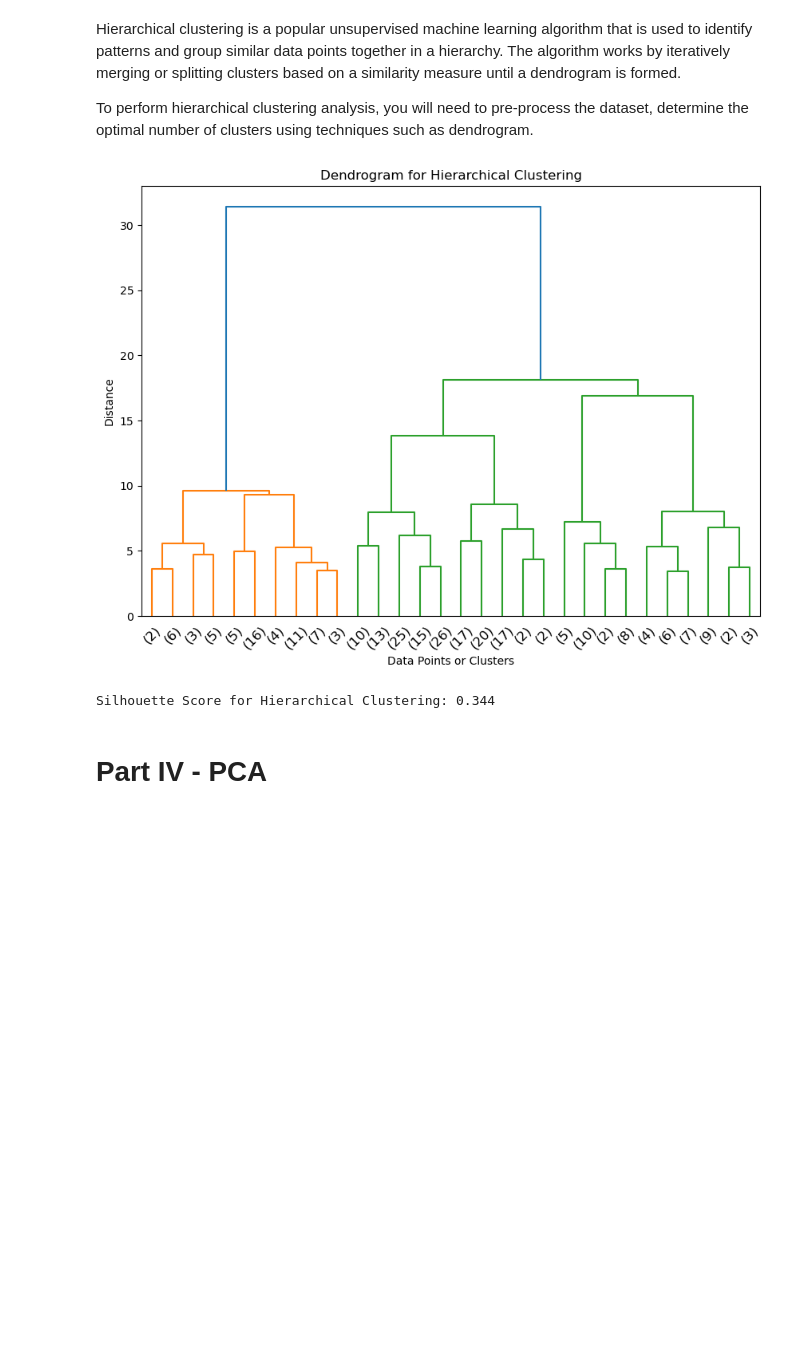
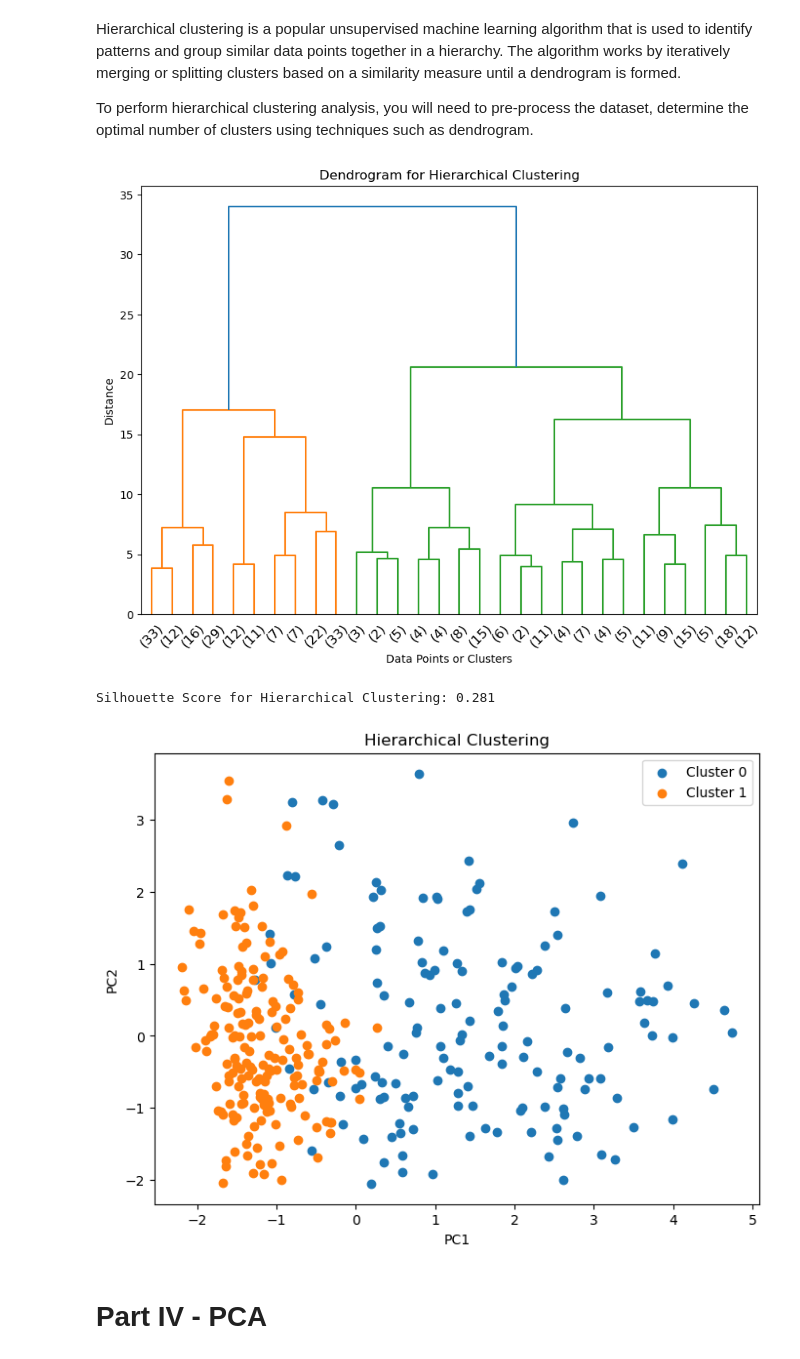
Before and after one commit to t0si/ml-project-unsupervised-learning, a Jupyter notebook: Unsupervised Learning - Project.ipynb, the cells around one changed output. Drawn from its saved outputs; the diff is of its cells as text; code cells hidden in the pictures; blank space fills up the shorter version.

```diff
--- a/Unsupervised Learning - Project.ipynb
+++ b/Unsupervised Learning - Project.ipynb
@@ -255,7 +251,7 @@ Hierarchical clustering is a popular unsupervised machine learning algorithm tha
 To perform hierarchical clustering analysis, you will need to pre-process the dataset, determine the optimal number of clusters using techniques such as dendrogram.
 # %%
 # Hierarchical clustering
-linkage_matrix = linkage(X_train_scaled, method='ward')
+linkage_matrix = linkage(data_scaled, method='ward')
 
 plt.figure(figsize=(10, 7))
 dendrogram(linkage_matrix, truncate_mode='lastp', p=30, leaf_rotation=45, leaf_font_size=12)
@@ -264,21 +260,35 @@ plt.xlabel('Data Points or Clusters')
 plt.ylabel('Distance')
 plt.show()
 # %% [output]
-[figure, old version]
+[figure, new version]
 # %%
 # Apply Agglomerative Clustering
 n_clusters = 2
 hierarchical_clustering = AgglomerativeClustering(n_clusters=n_clusters, linkage='ward')
-hierarchical_labels = hierarchical_clustering.fit_predict(X_train_scaled)
+hierarchical_labels = hierarchical_clustering.fit_predict(data_scaled)
 
 # Add cluster labels to the scaled training data
-X_train_scaled_with_hierarchical = pd.DataFrame(X_train_scaled, columns=X_train.columns)
-X_train_scaled_with_hierarchical['Cluster'] = hierarchical_labels
+data_scaled_with_hierarchical = pd.DataFrame(data_scaled, columns=data.columns)
+data_scaled_with_hierarchical['Cluster'] = hierarchical_labels
 # %%
-silhouette_avg_hierarchical = silhouette_score(X_train_scaled, hierarchical_labels)
+silhouette_avg_hierarchical = silhouette_score(data_scaled, hierarchical_labels)
 print(f"Silhouette Score for Hierarchical Clustering: {silhouette_avg_hierarchical:.3f}")
 # %% [output]
-Silhouette Score for Hierarchical Clustering: 0.344
+Silhouette Score for Hierarchical Clustering: 0.281
+# %%
+# Visualizing Hierarchical Clustering
+plt.figure(figsize=(8, 6))
+for cluster in range(n_clusters):
+    cluster_data = data_pca[hierarchical_labels == cluster]
+    plt.scatter(cluster_data[:, 0], cluster_data[:, 1], label=f'Cluster {cluster}')
+
+plt.title('Hierarchical Clustering')
+plt.xlabel('PC1')
+plt.ylabel('PC2')
+plt.legend()
+plt.show()
+# %% [output]
+[figure, added]
 # %% [markdown]
 # Part IV - PCA
 # %% [markdown]
```
Also changed, not shown: parts of 8 cells of this notebook.
